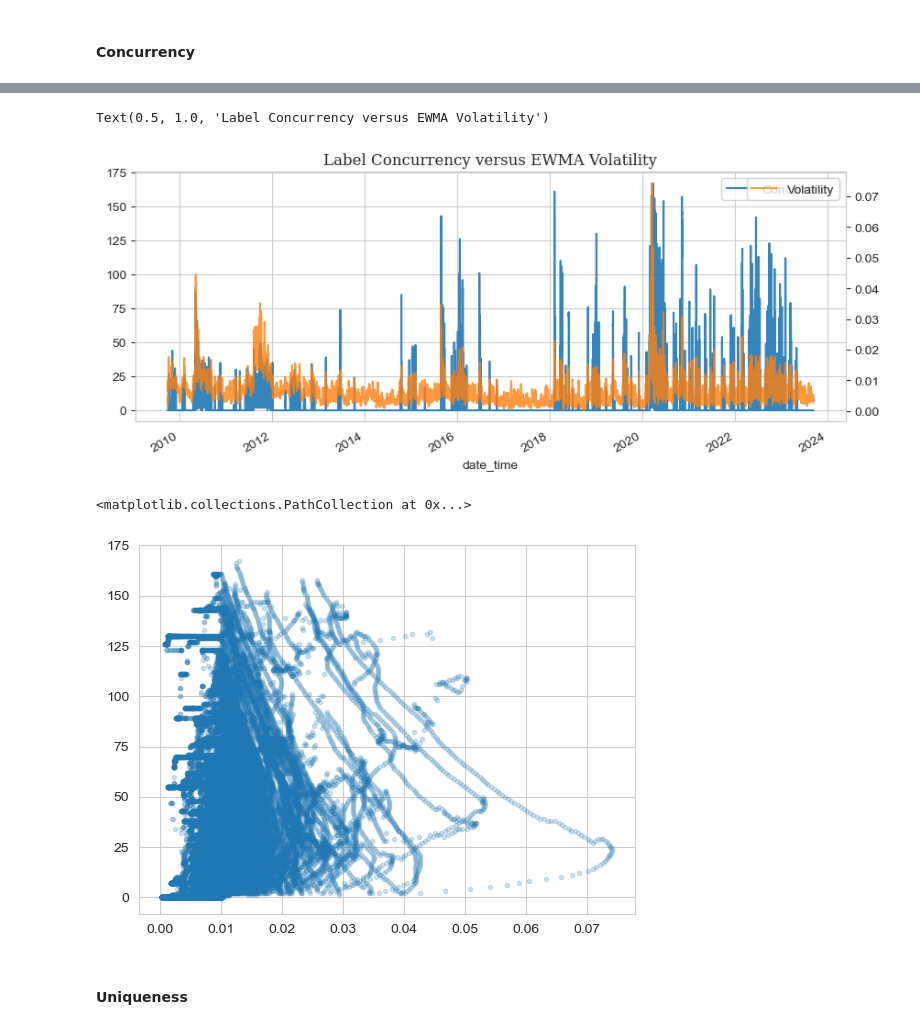
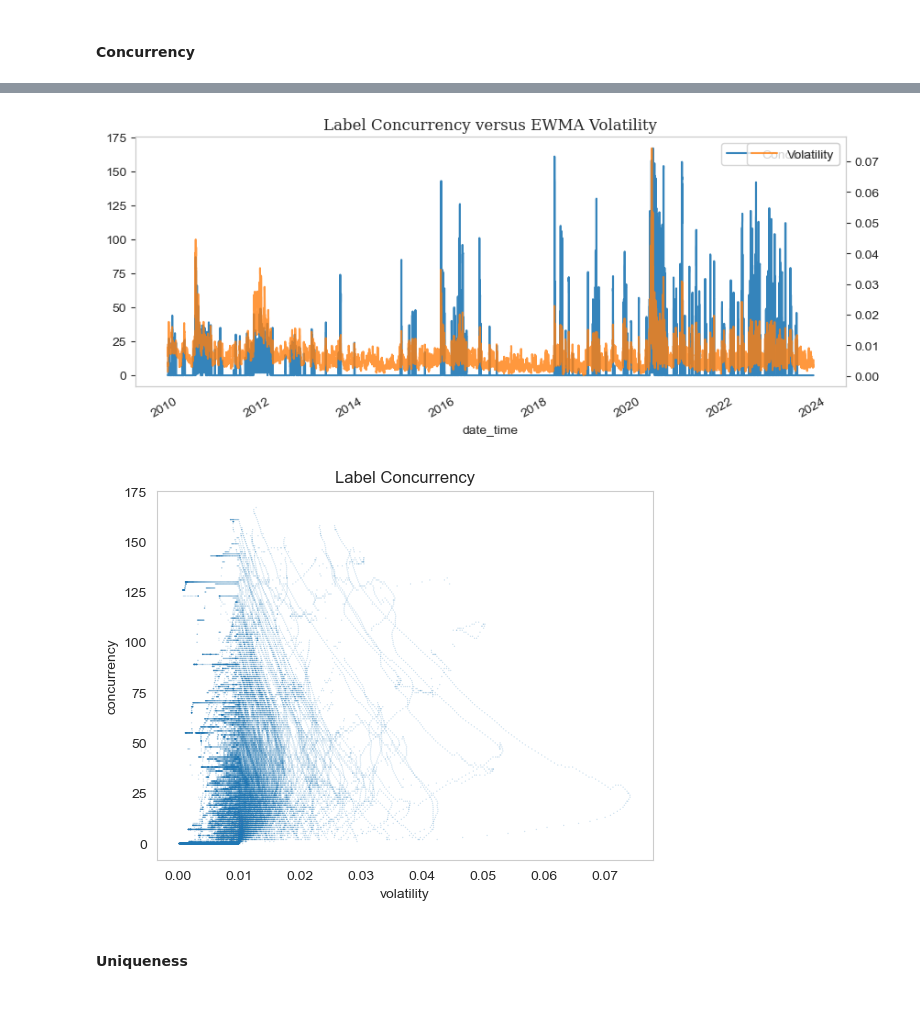
Before and after one commit to Tommylee1013/FinancialMachineLearning, a Jupyter notebook: Advances in Financial Machine Learning/Chap04SampleWeights.ipynb, the cells around one changed output, grey strips where cells are left out. Cells and saved outputs as stored; diff of their text form; code cells hidden in the pictures.

```diff
--- a/Advances in Financial Machine Learning/Chap04SampleWeights.ipynb
+++ b/Advances in Financial Machine Learning/Chap04SampleWeights.ipynb
@@ -5,7 +5,7 @@ import matplotlib.pyplot as plt
 from FinancialMachineLearning.features.concurrency import *
 from FinancialMachineLearning.multiprocess import multiprocess
 # %%
-dollar = pd.read_csv('../../Data/dollar_IVEfuture.csv', index_col = 0, parse_dates = True)
+dollar = pd.read_csv('../Data/dollar_IVEfuture.csv', index_col = 0, parse_dates = True)
 dollar = dollar[~dollar.index.duplicated(keep = 'first')]
 dollar
 # %% [output]
@@ -127,17 +82,27 @@ Length: 215833, dtype: float64
 # %%
 num_conc_events.plot(figsize = (10, 4), alpha = 0.9)
 plt.legend(['Concurrency'])
+plt.grid(False)
 vol.plot(secondary_y = True, alpha = 0.8)
 plt.legend(['Volatility'])
+plt.grid(False)
 plt.title('Label Concurrency versus EWMA Volatility', fontfamily = 'Serif', fontsize = 12)
+plt.show()
 # %% [output]
-Text(0.5, 1.0, 'Label Concurrency versus EWMA Volatility')
 [figure]
 # %%
-plt.scatter(vol[1:], num_conc_events[42:], marker = '.', alpha = 0.2)
+plt.scatter(
+    vol[1:], num_conc_events[42:],
+    marker = '.', alpha = 0.2,
+    edgecolor = 'none', s = 4
+)
+plt.grid(False)
+plt.xlabel('volatility')
+plt.ylabel('concurrency')
+plt.title('Label Concurrency')
+plt.show()
 # %% [output]
-<matplotlib.collections.PathCollection at 0x...>
-[figure, old version]
+[figure, new version]
 # %% [markdown]
 #### Uniqueness
 # %%
```
Also changed, not shown: parts of 11 cells of this notebook, 3 other files.
